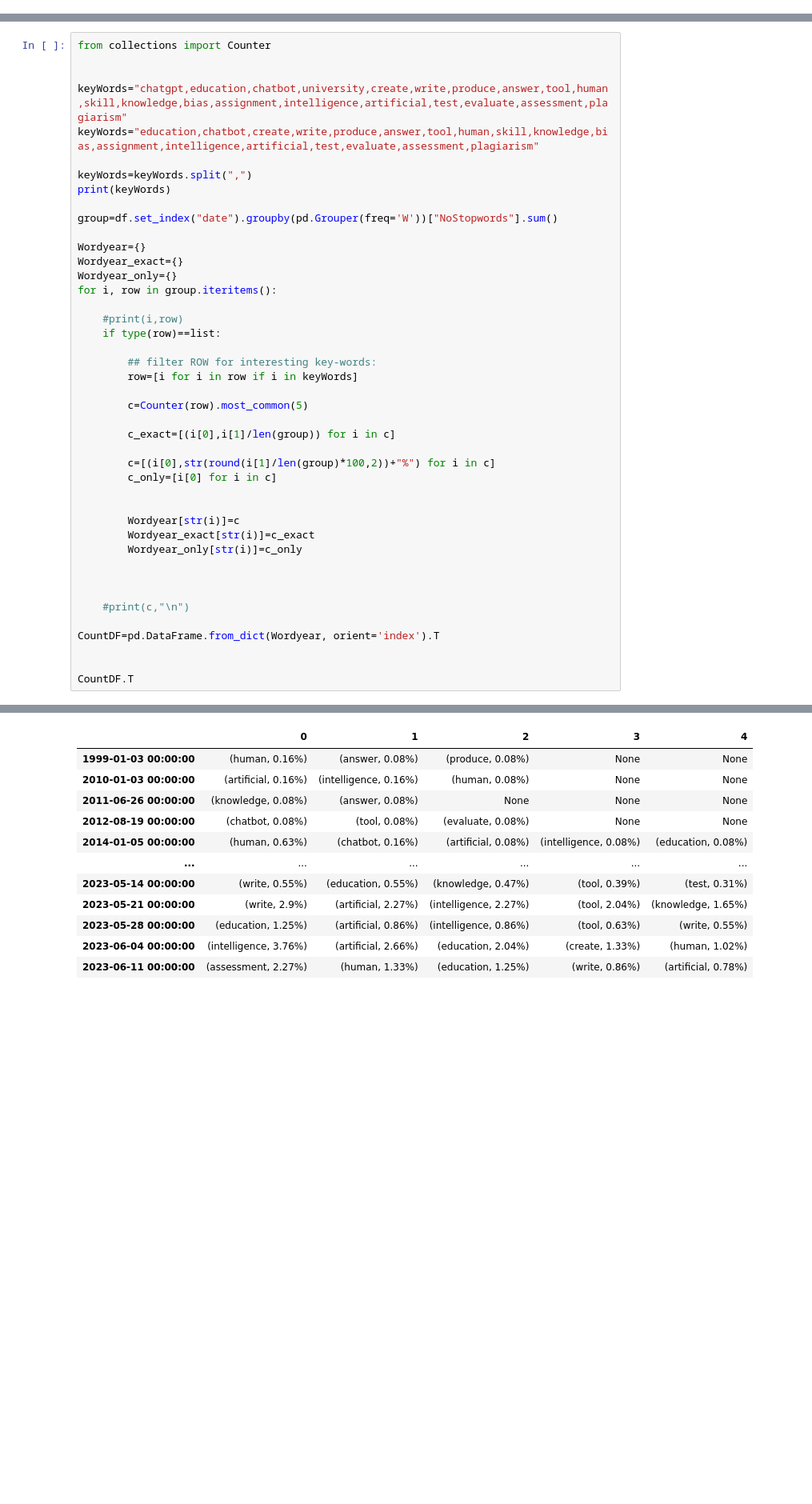
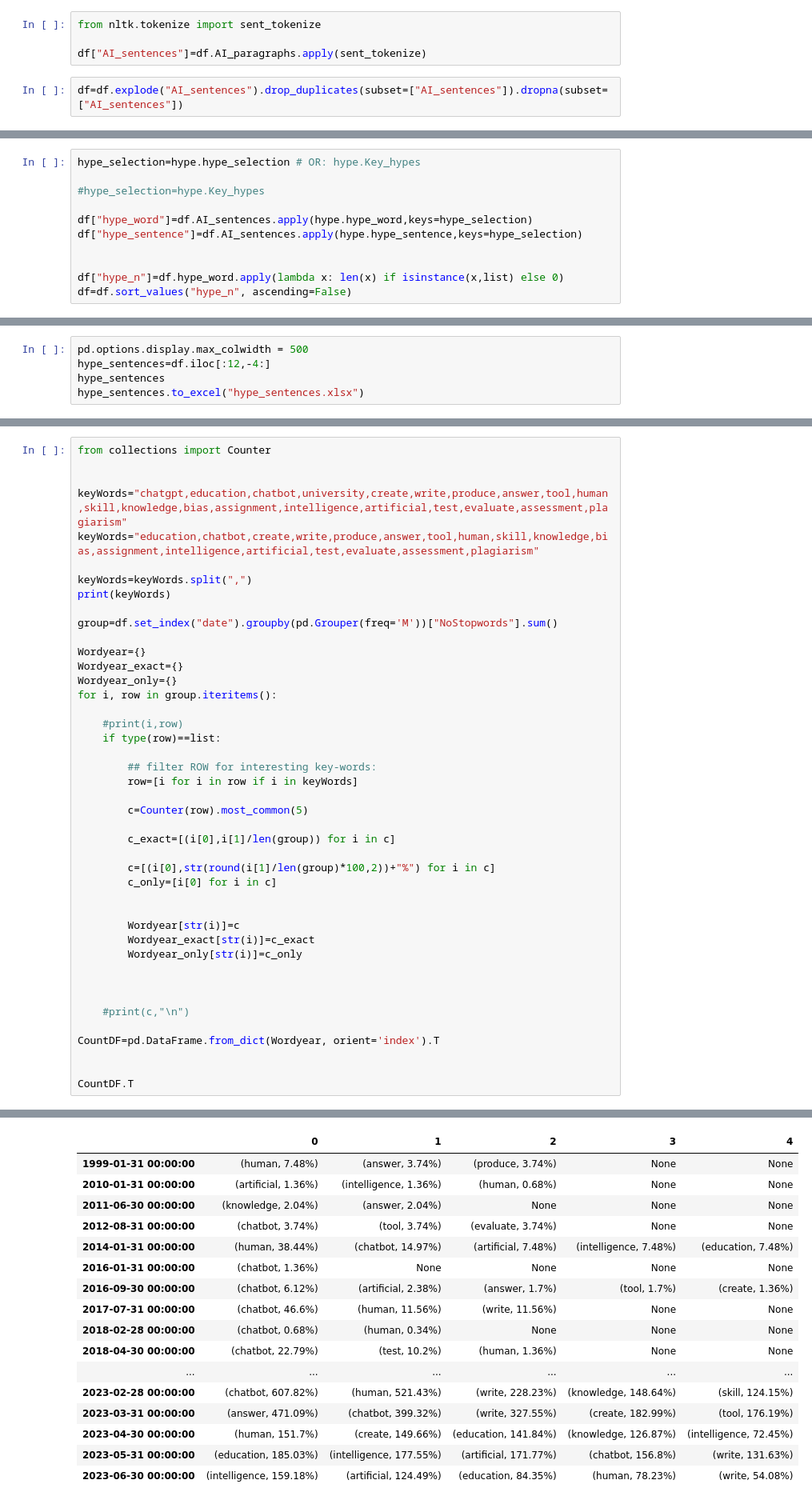
Before and after one commit to Klapperhorn/Zotero_HTML_annotation, a Jupyter notebook: file_analysis.ipynb, the cells around one changed output, grey strips where cells are left out. Shown at 80% size. Saved outputs shown, nothing was run; the diff lists cells and outputs as text; blank space fills up the shorter version.

```diff
--- a/file_analysis.ipynb
+++ b/file_analysis.ipynb
@@ -56,0 +83,6 @@ AttributeError: 'Series' object has no attribute 'NoStopwords'
+# %%
+from nltk.tokenize import sent_tokenize
+
+df["AI_sentences"]=df.AI_paragraphs.apply(sent_tokenize)
+# %%
+df=df.explode("AI_sentences").drop_duplicates(subset=["AI_sentences"]).dropna(subset=["AI_sentences"])
@@ -56,0 +106,11 @@ AttributeError: 'Series' object has no attribute 'NoStopwords'
+# %%
+hype_selection=hype.hype_selection # OR: hype.Key_hypes
+
+#hype_selection=hype.Key_hypes
+
+df["hype_word"]=df.AI_sentences.apply(hype.hype_word,keys=hype_selection)
+df["hype_sentence"]=df.AI_sentences.apply(hype.hype_sentence,keys=hype_selection)
+
+
+df["hype_n"]=df.hype_word.apply(lambda x: len(x) if isinstance(x,list) else 0)
+df=df.sort_values("hype_n", ascending=False)
@@ -56,0 +175,5 @@ AttributeError: 'Series' object has no attribute 'NoStopwords'
+# %%
+pd.options.display.max_colwidth = 500
+hype_sentences=df.iloc[:12,-4:]
+hype_sentences
+hype_sentences.to_excel("hype_sentences.xlsx")
@@ -64,7 +243,7 @@ keyWords="education,chatbot,create,write,produce,answer,tool,human,skill,knowled
 keyWords=keyWords.split(",")
 print(keyWords)
 
-group=df.set_index("date").groupby(pd.Grouper(freq='W'))["NoStopwords"].sum()
+group=df.set_index("date").groupby(pd.Grouper(freq='M'))["NoStopwords"].sum()
 
 Wordyear={}
 Wordyear_exact={}
@@ -73,41 +252,46 @@ for i, row in group.iteritems():
 
     #print(i,row)
     if type(row)==list:
 
         ## filter ROW for interesting key-words:
         row=[i for i in row if i in keyWords]
 
         c=Counter(row).most_common(5)
 
         c_exact=[(i[0],i[1]/len(group)) for i in c]
 
         c=[(i[0],str(round(i[1]/len(group)*100,2))+"%") for i in c]
         c_only=[i[0] for i in c]
 
 
         Wordyear[str(i)]=c
         Wordyear_exact[str(i)]=c_exact
         Wordyear_only[str(i)]=c_only
 
 
 
     #print(c,"\n")
 
 CountDF=pd.DataFrame.from_dict(Wordyear, orient='index').T
 
 
 CountDF.T
 # %% [output]
 ['education', 'chatbot', 'create', 'write', 'produce', 'answer', 'tool', 'human', 'skill', 'knowledge', 'bias', 'assignment', 'intelligence', 'artificial', 'test', 'evaluate', 'assessment', 'plagiaris ...
 |  | 0 | 1 | 2 | 3 | 4 |
-| 1999-01-03 00:00:00 | (human, 0.16%) | (answer, 0.08%) | (produce, 0.08%) | None | None |
-| 2010-01-03 00:00:00 | (artificial, 0.16%) | (intelligence, 0.16%) | (human, 0.08%) | None | None |
-| 2011-06-26 00:00:00 | (knowledge, 0.08%) | (answer, 0.08%) | None | None | None |
-| 2012-08-19 00:00:00 | (chatbot, 0.08%) | (tool, 0.08%) | (evaluate, 0.08%) | None | None |
-| 2014-01-05 00:00:00 | (human, 0.63%) | (chatbot, 0.16%) | (artificial, 0.08%) | (intelligence, 0.08%) | (education, 0.08%) |
+| 1999-01-31 00:00:00 | (human, 7.48%) | (answer, 3.74%) | (produce, 3.74%) | None | None |
+| 2010-01-31 00:00:00 | (artificial, 1.36%) | (intelligence, 1.36%) | (human, 0.68%) | None | None |
+| 2011-06-30 00:00:00 | (knowledge, 2.04%) | (answer, 2.04%) | None | None | None |
+| 2012-08-31 00:00:00 | (chatbot, 3.74%) | (tool, 3.74%) | (evaluate, 3.74%) | None | None |
+| 2014-01-31 00:00:00 | (human, 38.44%) | (chatbot, 14.97%) | (artificial, 7.48%) | (intelligence, 7.48%) | (education, 7.48%) |
+| 2016-01-31 00:00:00 | (chatbot, 1.36%) | None | None | None | None |
+| 2016-09-30 00:00:00 | (chatbot, 6.12%) | (artificial, 2.38%) | (answer, 1.7%) | (tool, 1.7%) | (create, 1.36%) |
+| 2017-07-31 00:00:00 | (chatbot, 46.6%) | (human, 11.56%) | (write, 11.56%) | None | None |
+| 2018-02-28 00:00:00 | (chatbot, 0.68%) | (human, 0.34%) | None | None | None |
+| 2018-04-30 00:00:00 | (chatbot, 22.79%) | (test, 10.2%) | (human, 1.36%) | None | None |
 | ... | ... | ... | ... | ... | ... |
-| 2023-05-14 00:00:00 | (write, 0.55%) | (education, 0.55%) | (knowledge, 0.47%) | (tool, 0.39%) | (test, 0.31%) |
-| 2023-05-21 00:00:00 | (write, 2.9%) | (artificial, 2.27%) | (intelligence, 2.27%) | (tool, 2.04%) | (knowledge, 1.65%) |
-| 2023-05-28 00:00:00 | (education, 1.25%) | (artificial, 0.86%) | (intelligence, 0.86%) | (tool, 0.63%) | (write, 0.55%) |
-| 2023-06-04 00:00:00 | (intelligence, 3.76%) | (artificial, 2.66%) | (education, 2.04%) | (create, 1.33%) | (human, 1.02%) |
-| 2023-06-11 00:00:00 | (assessment, 2.27%) | (human, 1.33%) | (education, 1.25%) | (write, 0.86%) | (artificial, 0.78%) |
+| 2023-02-28 00:00:00 | (chatbot, 607.82%) | (human, 521.43%) | (write, 228.23%) | (knowledge, 148.64%) | (skill, 124.15%) |
+| 2023-03-31 00:00:00 | (answer, 471.09%) | (chatbot, 399.32%) | (write, 327.55%) | (create, 182.99%) | (tool, 176.19%) |
+| 2023-04-30 00:00:00 | (human, 151.7%) | (create, 149.66%) | (education, 141.84%) | (knowledge, 126.87%) | (intelligence, 72.45%) |
+| 2023-05-31 00:00:00 | (education, 185.03%) | (intelligence, 177.55%) | (artificial, 171.77%) | (chatbot, 156.8%) | (write, 131.63%) |
+| 2023-06-30 00:00:00 | (intelligence, 159.18%) | (artificial, 124.49%) | (education, 84.35%) | (human, 78.23%) | (write, 54.08%) |
```
Also changed, not shown: parts of 32 cells of this notebook.
